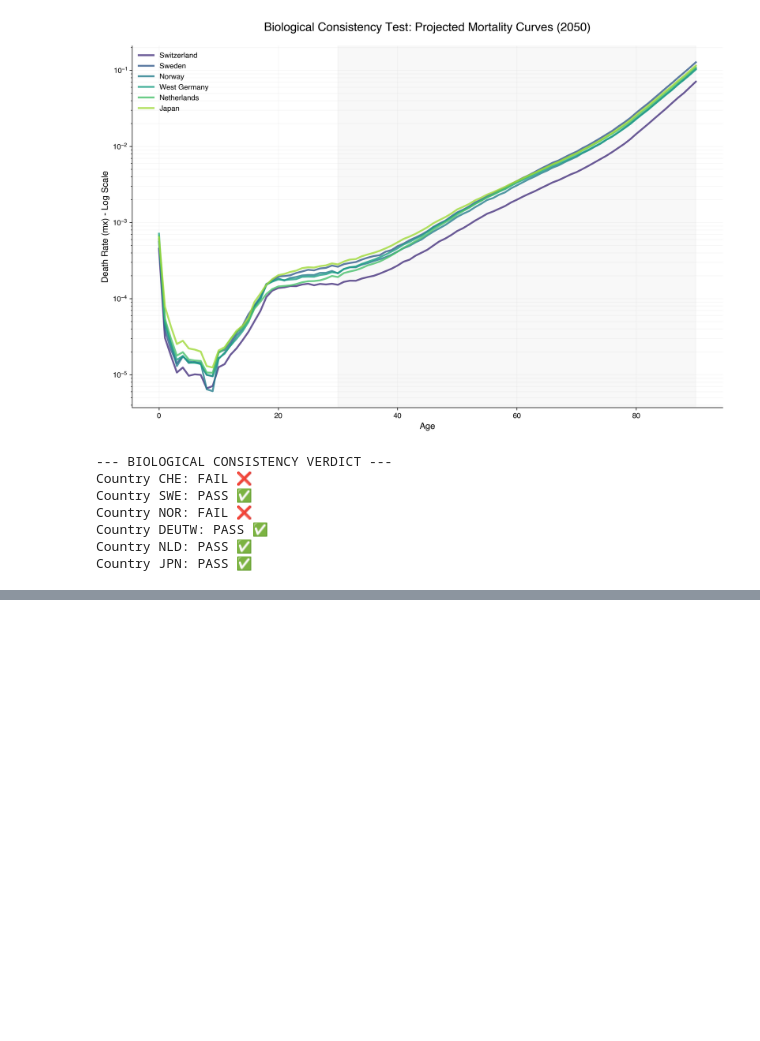
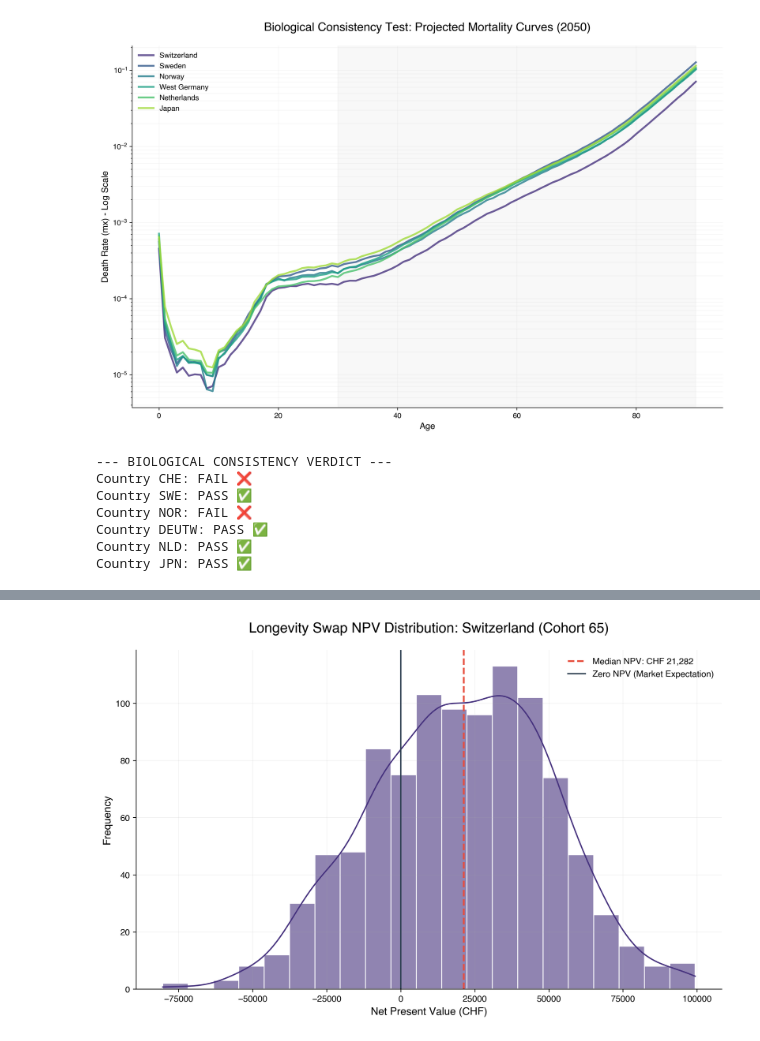
Before and after one commit to davide-rindori/Actuarial-DS-Portfolio, a Jupyter notebook: 04_Multi_Population_Longevity_XAI/notebooks/05_actuarial_stress_testing_validation.ipynb, the cells around one changed output, grey strips where cells are left out. Saved outputs shown, nothing was run; the diff lists cells and outputs as text; code cells hidden in the pictures; blank space fills up the shorter version.

```diff
--- a/04_Multi_Population_Longevity_XAI/notebooks/05_actuarial_stress_testing_validation.ipynb
+++ b/04_Multi_Population_Longevity_XAI/notebooks/05_actuarial_stress_testing_validation.ipynb
@@ -312,0 +491,85 @@ Country JPN: PASS ✅
+# %%
+import numpy as np
+import pandas as pd
+import matplotlib.pyplot as plt
+import seaborn as sns
+
+# 1. Setup Global Parameters
+INTEREST_RATE = 0.02
+NOTIONAL = 1_000_000
+base_age = 65
+t = np.arange(1, 31)
+discount_factors = 1 / (1 + INTEREST_RATE)**t
+
+cluster_financial_results = []
+che_npv_dist = None # To store for plotting
+
+print(f"Starting Multi-Country Longevity Swap Pricing (Cohort {base_age})...")
+
+# 2. Loop through all countries in the cluster
+for idx, code in enumerate(country_codes):
+    n_sims = sims_levels.shape[0]
+    surv_sims = np.ones((n_sims, 30))
+
+    # Calculate survival for each simulation
+    for s in range(n_sims):
+        Kt_proj = sims_levels[s, 1:, 0]
+        kt_proj = sims_levels[s, 1:, idx + 1]
+
+        current_surv = 1.0
+        for year_idx in range(30):
+            age = min(base_age + year_idx, 90)
+            log_mx = (Ax[age, idx] + Bx_common[age] * Kt_proj[year_idx] + (kt_proj[year_idx] / 91))
+            qx = 1 - np.exp(-np.exp(log_mx))
+            current_surv *= (1 - qx)
+            surv_sims[s, year_idx] = current_surv
+
+    # Pricing logic
+    median_surv_lstm = np.median(surv_sims, axis=0)
+    surv_benchmark = median_surv_lstm * (1 - 0.003 * (t/30)) # Common market lag proxy
+
+    npv_simulations = np.array([np.sum((surv_sims[s, :] - surv_benchmark) * NOTIONAL * discount_factors) for s in range(n_sims)])
+
+    # Metrics
+    m_npv = np.median(npv_simulations)
+    var_975 = np.percentile(npv_simulations, 97.5)
+    scr_npv = np.percentile(npv_simulations, 99.5) - m_npv
+
+    cluster_financial_results.append({
+        'Country': COUNTRIES_DICT[code],
+        'Median NPV': m_npv,
+        '97.5% VaR': var_975,
+        'Risk Margin (SCR)': scr_npv
+    })
+
+    # Save Switzerland for the plot
+    if code == 'CHE':
+        che_npv_dist = npv_simulations
+        che_median = m_npv
+
+# 3. Display Comparative Table
+df_finance = pd.DataFrame(cluster_financial_results)
+print("\n--- TABLE 4: CLUSTER-WIDE FINANCIAL IMPACT (NOTIONAL: 1M) ---")
+# Formatting for display
+df_disp = df_finance.copy()
+for col in ['Median NPV', '97.5% VaR', 'Risk Margin (SCR)']:
+    df_disp[col] = df_disp[col].map('{:,.2f}'.format)
+display(df_disp)
+
+# 4. Visualization: Switzerland Case Study (Strict Style)
+set_style()
+ch_color = sns.color_palette("viridis", 6)[0]
+plt.figure()
+
+sns.histplot(che_npv_dist, kde=True, color=ch_color, alpha=0.6, edgecolor='white')
+plt.axvline(che_median, color='#e74c3c', linestyle='--', linewidth=2, label=f'Median NPV: CHF {che_median:,.0f}')
+plt.axvline(0, color='#2c3e50', linewidth=1.5, label='Zero NPV (Market Expectation)')
+
+plt.title(f"Longevity Swap NPV Distribution: Switzerland (Cohort {base_age})")
+plt.xlabel("Net Present Value (CHF)")
+plt.ylabel("Frequency")
+plt.legend(frameon=False)
+
+plt.savefig(f"{FIGURES_DIR}fig17_longevity_swap_pricing.png")
+plt.show()
+# %% [output]
@@ -312,0 +586 @@ Country JPN: PASS ✅
+[figure, added]
```
Also changed, not shown: parts of 6 cells of this notebook, 5 other files.
